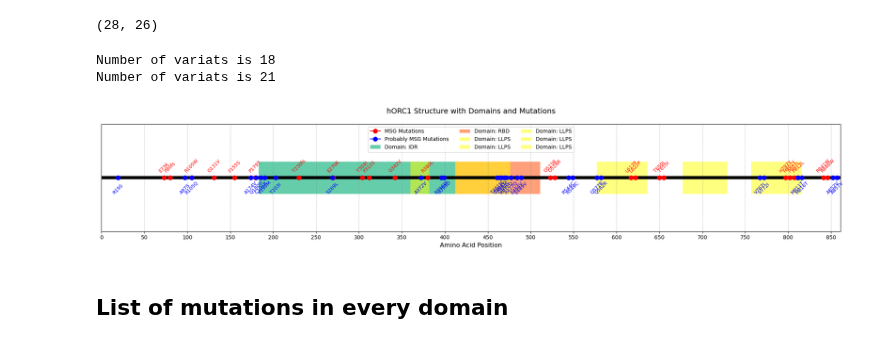
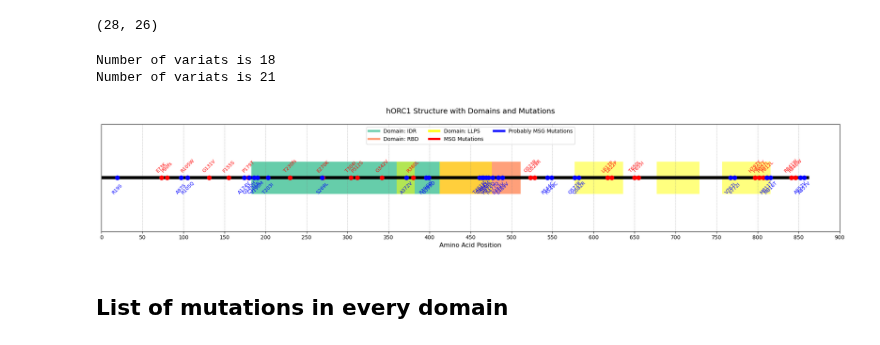
Before and after one commit to Lopatushka/ORC1, a Jupyter notebook: clinvar_analysis.ipynb, the cells around one changed output. Cells and saved outputs as stored; diff of their text form; code cells hidden in the pictures.

Commit message:
fix legend

```diff
--- a/clinvar_analysis.ipynb
+++ b/clinvar_analysis.ipynb
@@ -377,7 +377,7 @@ MSG_probably.shape
 (28, 26)
 # %%
 # Define protein information
-protein_length = 861  # Example: protein is 800 amino acids long
+protein_length = 861  # Protein length in amino acids
 domains = [
     {"name": "IDR", "start": 183, "end": 413, "color": "mediumaquamarine", "alpha": 1},
     {"name": "RBD", "start": 413, "end": 511, "color": "lightsalmon", "alpha": 1},
@@ -387,7 +387,7 @@ domains = [
     {"name": "LLPS", "start": 677, "end": 729, "color": "yellow", "alpha": 0.5},
     {"name": "LLPS", "start": 757, "end": 816, "color": "yellow", "alpha": 0.5}
 ]
-#LLPS = [(360, 382), (412, 476), (577, 636), (677, 729), (757, 816)]
+
 mutations_MSG = create_mutation_dict(MSG)
 mutations_MSG_probably = create_mutation_dict(MSG_probably)
 
@@ -395,46 +395,55 @@ mutations_MSG_probably = create_mutation_dict(MSG_probably)
 fig, ax = plt.subplots(figsize=(20, 4))
 
 # Draw the protein backbone
-ax.plot([0, protein_length], [0.5, 0.5], color="black", lw=6)
+ax.plot([0, protein_length], [0.5, 0.5], color="black", lw=6, label="Protein Backbone")
+
+# Track unique labels for the legend
+unique_labels = {}
 
 # Draw the domains with labels
 for domain in domains:
+    label = f"Domain: {domain['name']}"
+    if label not in unique_labels:
+        unique_labels[label] = domain["color"]
     ax.barh(0.5, domain["end"] - domain["start"], left=domain["start"], height=0.3,
-            color=domain["color"], label=f"Domain: {domain['name']}", alpha=domain["alpha"])
+            color=domain["color"], alpha=domain["alpha"], label=None)  # Add label only for legend
 
 # Mark the mutations for MSG (above the backbone)
 for i, mutation in enumerate(mutations_MSG):
-    ax.plot(mutation["position"], 0.5, marker="o", color="red", markersize=8,
-            label="MSG Mutations" if i == 0 else "")
+    if i == 0:
+        unique_labels["MSG Mutations"] = "red"
+    ax.plot(mutation["position"], 0.5, marker="o", color="red", markersize=8, label=None)
     ax.text(mutation["position"], 0.55, mutation["label"], ha="center", fontsize=9, rotation=45, color="red")
 
 # Mark the mutations for MSG_probably (below the backbone)
 for i, mutation in enumerate(mutations_MSG_probably):
-    ax.plot(mutation["position"], 0.5, marker="o", color="blue", markersize=8,
-            label="Probably MSG Mutations" if i == 0 else "")
+    if i == 0:
+        unique_labels["Probably MSG Mutations"] = "blue"
+    ax.plot(mutation["position"], 0.5, marker="o", color="blue", markersize=8, label=None)
     ax.text(mutation["position"], 0.35, mutation["label"], ha="center", fontsize=9, rotation=45, color="blue")
+
+# Add the unique legend
+ax.legend(handles=[plt.Line2D([0], [0], color=color, lw=4, label=label) for label, color in unique_labels.items()],
+          loc="upper center", ncol=3, frameon=True, fontsize=10)
 
 # Add gridlines for alignment
 ax.grid(axis="x", color="gray", linestyle="--", linewidth=0.5, alpha=0.7)
 
-# Add labels and legend
+# Add labels and title
 ax.set_xlim(0, protein_length)
 ax.set_ylim(0, 1)
-ax.set_xticks(range(0, protein_length, 50))
+ax.set_xticks(range(0, protein_length + 50, 50))
 ax.set_yticks([])
 ax.set_xlabel("Amino Acid Position", fontsize=12)
-ax.legend(loc="upper center", ncol=3, frameon=True, fontsize=10)
-
-# Add a title
 ax.set_title("hORC1 Structure with Domains and Mutations", fontsize=14, pad=20)
 
 # Show the plot
 plt.tight_layout()
 plt.show()
 # %% [output]
 Number of variats is 18
 Number of variats is 21
-[figure, old version]
+[figure, new version]
 # %% [markdown]
 ## List of mutations in every domain
 # %%
```
